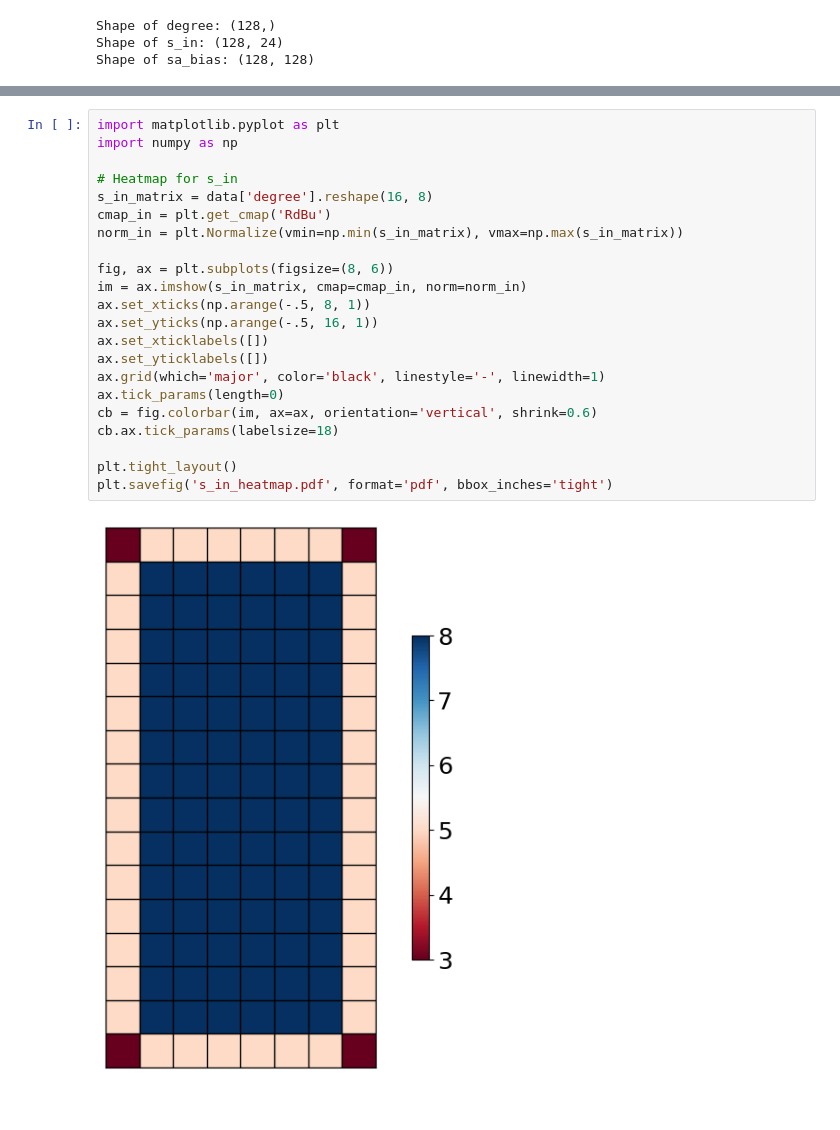
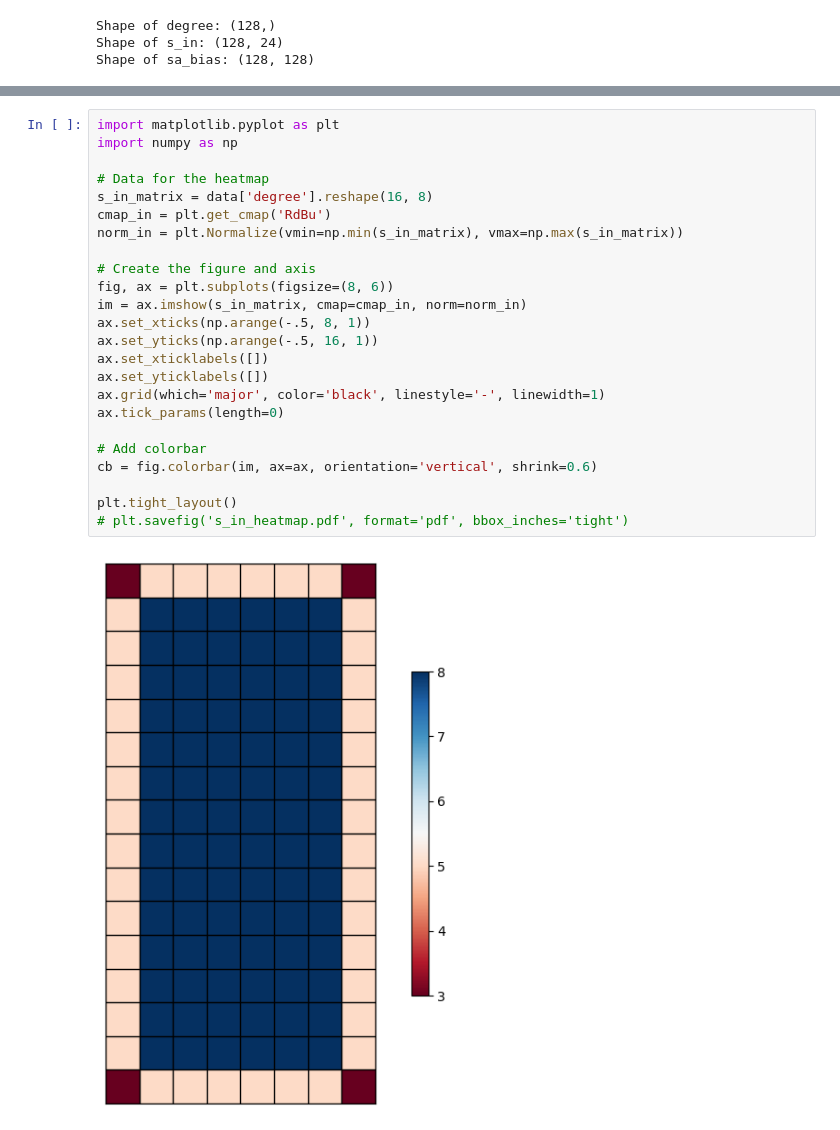
Before and after one commit to jasonz5/STGormer, a Jupyter notebook: experiments/case_study1.ipynb, the cells around one changed output, grey strips where cells are left out. Drawn from its saved outputs; the diff is of its cells as text.

```diff
--- a/experiments/case_study1.ipynb
+++ b/experiments/case_study1.ipynb
@@ -21,24 +85,26 @@ Shape of sa_bias: (128, 128)
 # %%
 import matplotlib.pyplot as plt
 import numpy as np
 
-# Heatmap for s_in
+# Data for the heatmap
 s_in_matrix = data['degree'].reshape(16, 8)
 cmap_in = plt.get_cmap('RdBu')
 norm_in = plt.Normalize(vmin=np.min(s_in_matrix), vmax=np.max(s_in_matrix))
 
+# Create the figure and axis
 fig, ax = plt.subplots(figsize=(8, 6))
 im = ax.imshow(s_in_matrix, cmap=cmap_in, norm=norm_in)
 ax.set_xticks(np.arange(-.5, 8, 1))
 ax.set_yticks(np.arange(-.5, 16, 1))
 ax.set_xticklabels([])
 ax.set_yticklabels([])
 ax.grid(which='major', color='black', linestyle='-', linewidth=1)
 ax.tick_params(length=0)
+
+# Add colorbar
 cb = fig.colorbar(im, ax=ax, orientation='vertical', shrink=0.6)
-cb.ax.tick_params(labelsize=18)
 
 plt.tight_layout()
-plt.savefig('s_in_heatmap.pdf', format='pdf', bbox_inches='tight')
+# plt.savefig('s_in_heatmap.pdf', format='pdf', bbox_inches='tight')
 # %% [output]
-[figure, old version]
+[figure, new version]
```
Also changed, not shown: parts of 3 cells of this notebook, 5 other files.
